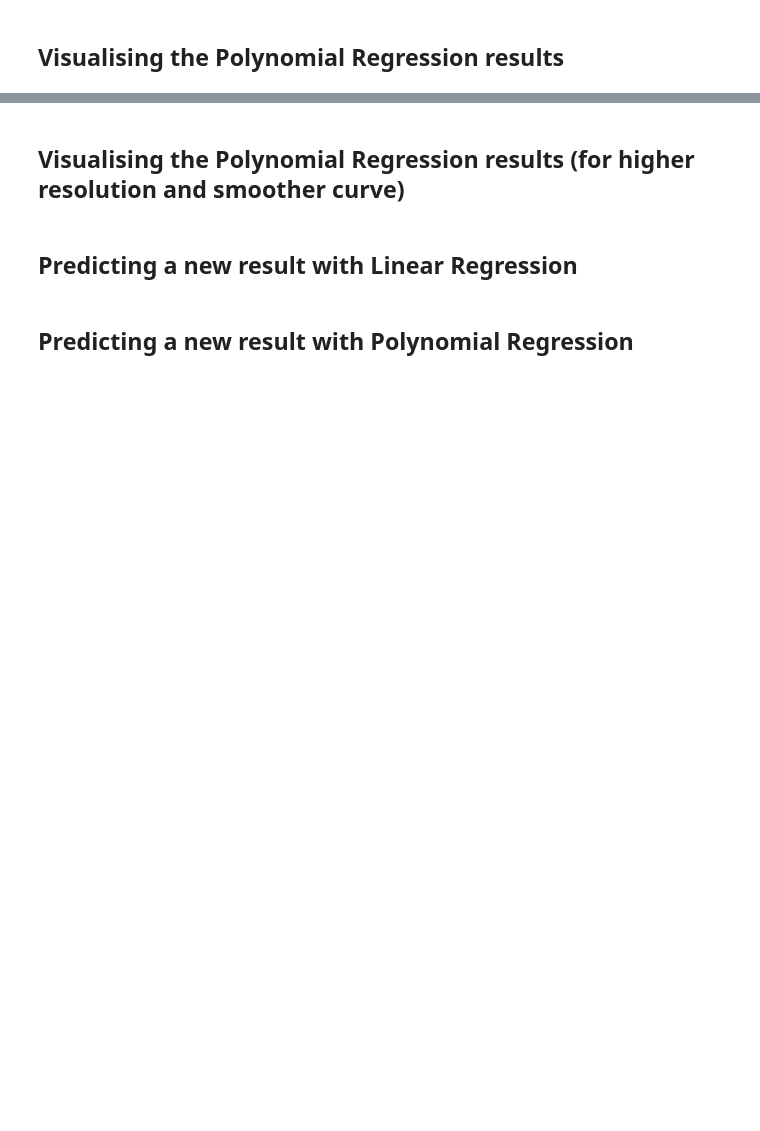
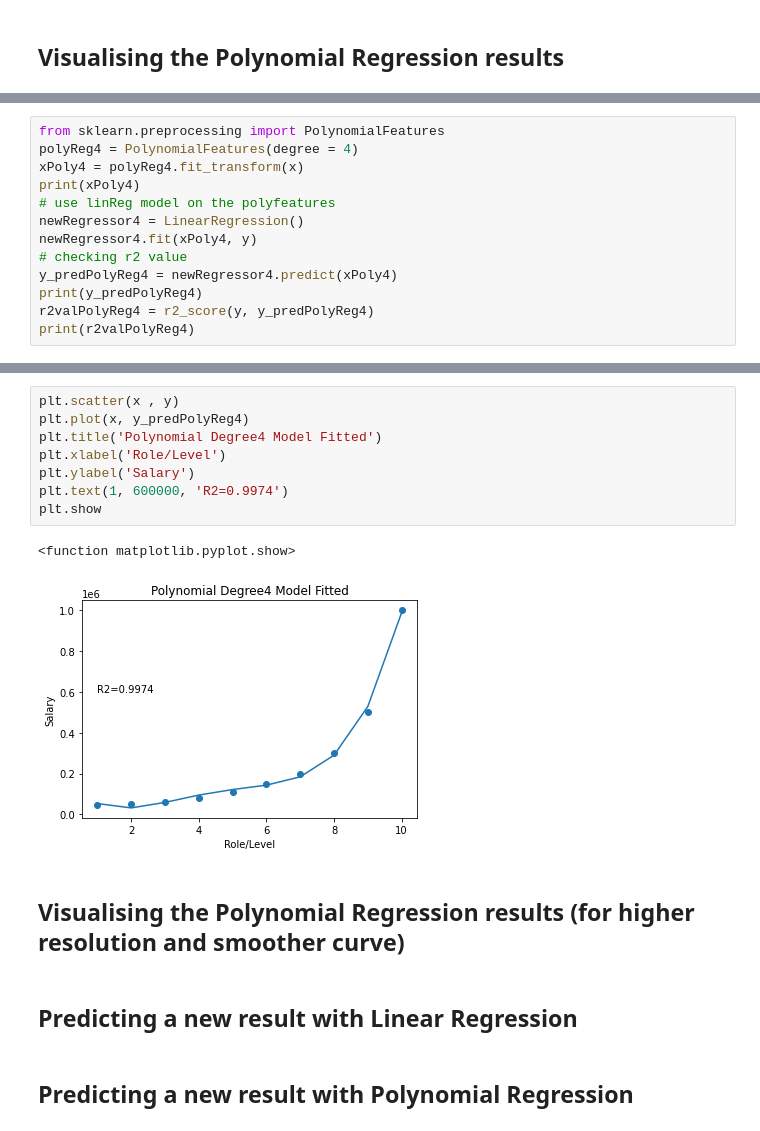
Before and after one commit to rsashna/machineLearningTools, a Jupyter notebook: regressionModels/polynomialReg/Copy_of_polynomial_regression.ipynb, the cells around one changed output, grey strips where cells are left out. Saved outputs shown, nothing was run; the diff lists cells and outputs as text; blank space fills up the shorter version.

```diff
--- a/regressionModels/polynomialReg/Copy_of_polynomial_regression.ipynb
+++ b/regressionModels/polynomialReg/Copy_of_polynomial_regression.ipynb
@@ -108,0 +152,13 @@ plt.show
+# %%
+from sklearn.preprocessing import PolynomialFeatures
+polyReg4 = PolynomialFeatures(degree = 4)
+xPoly4 = polyReg4.fit_transform(x)
+print(xPoly4)
+# use linReg model on the polyfeatures
+newRegressor4 = LinearRegression()
+newRegressor4.fit(xPoly4, y)
+# checking r2 value
+y_predPolyReg4 = newRegressor4.predict(xPoly4)
+print(y_predPolyReg4)
+r2valPolyReg4 = r2_score(y, y_predPolyReg4)
+print(r2valPolyReg4)
@@ -109,3 +180,14 @@ plt.show
+# %%
+plt.scatter(x , y)
+plt.plot(x, y_predPolyReg4)
+plt.title('Polynomial Degree4 Model Fitted')
+plt.xlabel('Role/Level')
+plt.ylabel('Salary')
+plt.text(1, 600000, 'R2=0.9974')
+plt.show
+# %% [output]
+<function matplotlib.pyplot.show>
+[figure, added]
 # %% [markdown]
 ## Visualising the Polynomial Regression results (for higher resolution and smoother curve)
 # %% [markdown]
```
Also changed, not shown: parts of 7 cells of this notebook.
